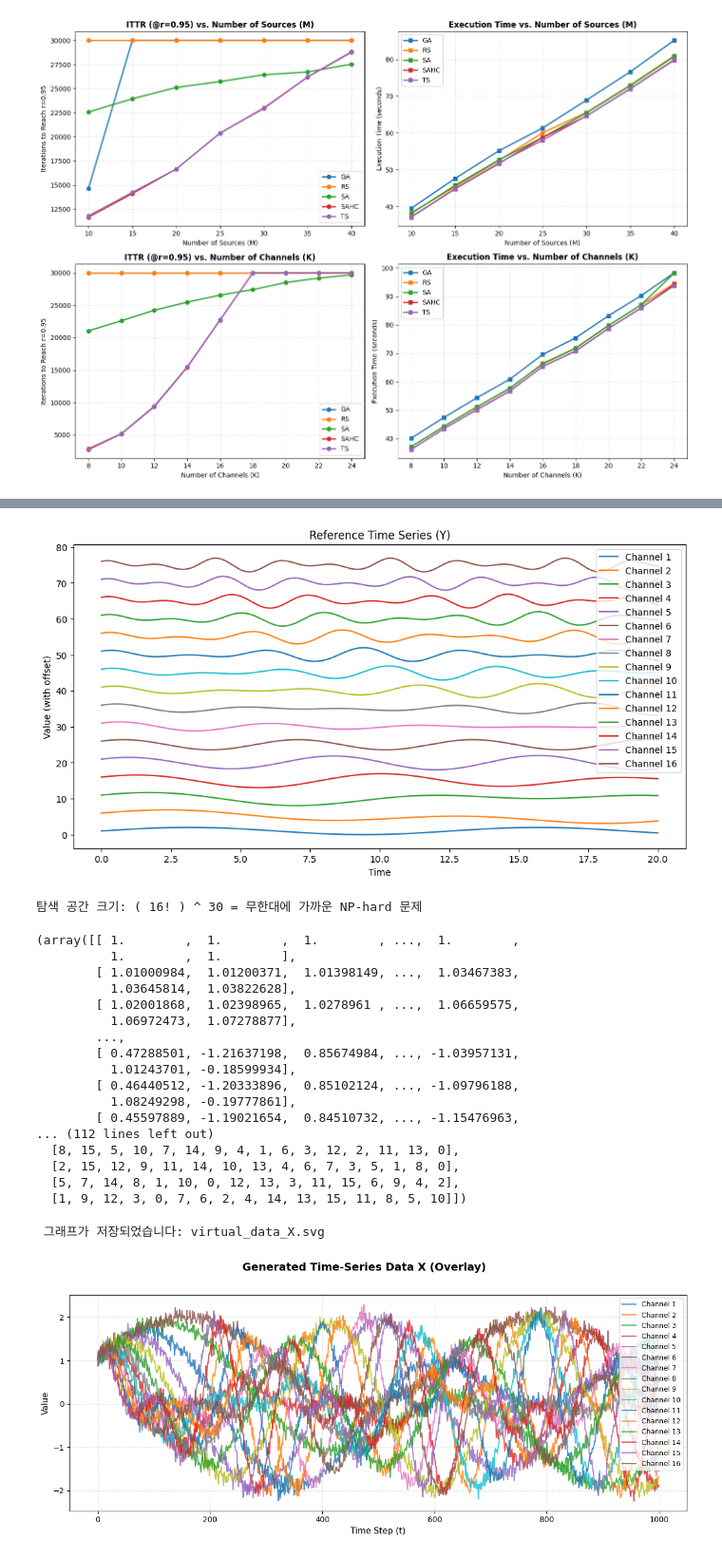
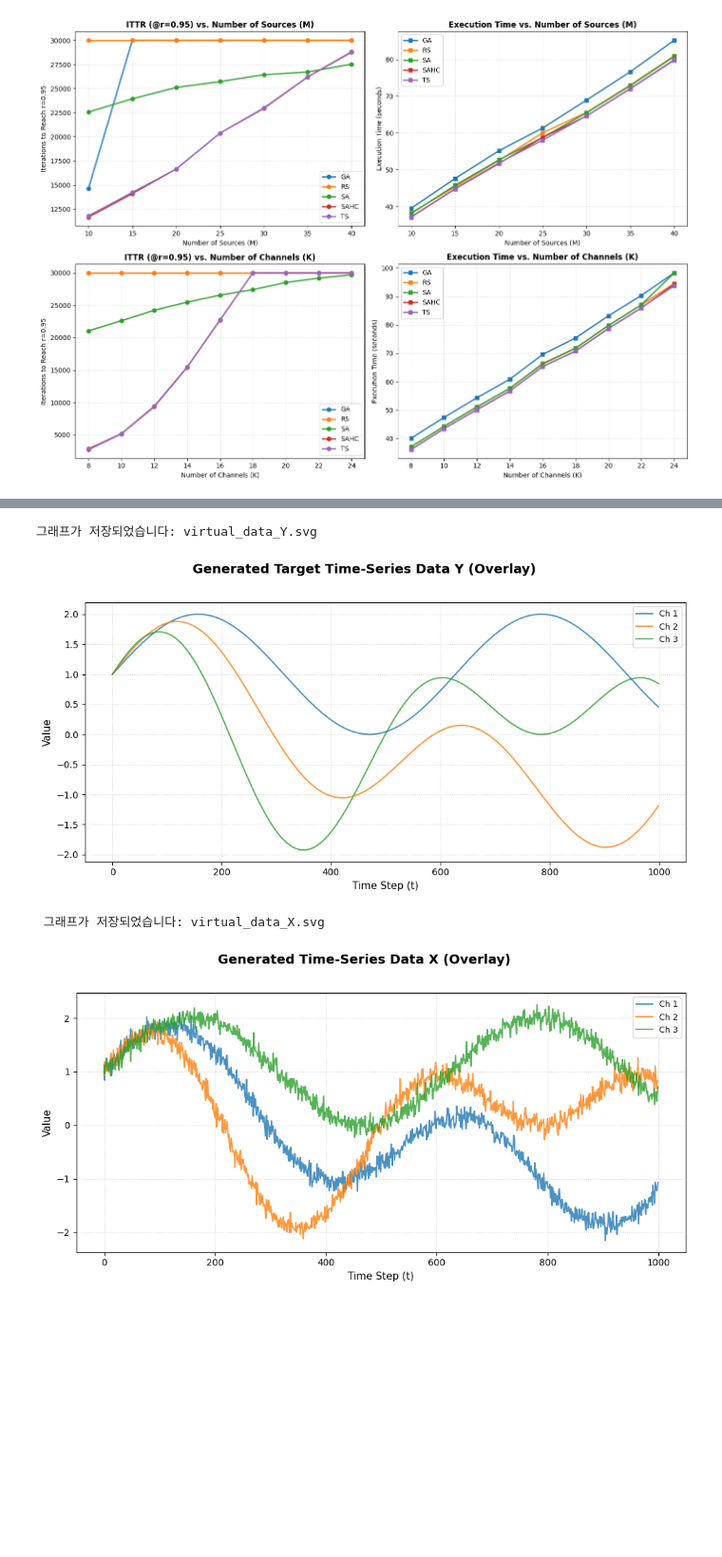
Before and after one commit to gurami85/time-series-channel-alignment, a Jupyter notebook: ts_channel_alignment.ipynb, the cells around one changed output, grey strips where cells are left out. Shown at 95% size. Drawn from its saved outputs; the diff is of its cells as text; code cells hidden in the pictures; blank space fills up the shorter version.

```diff
--- a/ts_channel_alignment.ipynb
+++ b/ts_channel_alignment.ipynb
@@ -1278,34 +1344,18 @@ df_res_exp3 = run_experiment_3(
-# %%
-generate_virtual_data(T, K, M, noise_level=0.99)
-# %% [output]
-[figure, removed]
-탐색 공간 크기: ( 16! ) ^ 30 = 무한대에 가까운 NP-hard 문제
-(array([[ 1.        ,  1.        ,  1.        , ...,  1.        ,
-          1.        ,  1.        ],
-        [ 1.01000984,  1.01200371,  1.01398149, ...,  1.03467383,
-          1.03645814,  1.03822628],
-        [ 1.02001868,  1.02398965,  1.0278961 , ...,  1.06659575,
-          1.06972473,  1.07278877],
-        ...,
-        [ 0.47288501, -1.21637198,  0.85674984, ..., -1.03957131,
-          1.01243701, -0.18599934],
-        [ 0.46440512, -1.20333896,  0.85102124, ..., -1.09796188,
-          1.08249298, -0.19777861],
-        [ 0.45597889, -1.19021654,  0.84510732, ..., -1.15476963,
-... (112 lines left out)
-  [8, 15, 5, 10, 7, 14, 9, 4, 1, 6, 3, 12, 2, 11, 13, 0],
-  [2, 15, 12, 9, 11, 14, 10, 13, 4, 6, 7, 3, 5, 1, 8, 0],
-  [5, 7, 14, 8, 1, 10, 0, 12, 13, 3, 11, 15, 6, 9, 4, 2],
-  [1, 9, 12, 3, 0, 7, 6, 2, 4, 14, 13, 15, 11, 8, 5, 10]])
 # %%
 # 1. 데이터 생성
-Y, X, ground_truth = generate_virtual_data_no_plot(T=1000, K=16, M=30, noise_level=0.1)
+Y, X, ground_truth = generate_virtual_data_no_plot(T=1000, K=3, M=10, noise_level=0.1)
 
-# 2. 생성된 시계열 데이터 X 시각화 (상위 5개 채널 서브플롯)
+# 2. Y 시각화 (상위 5개 채널)
+# plot_virtual_data_Y(Y, max_channels=5, style="stacked", title="Generated Target Time-Series Data Y (Top 5 Channels)")
+plot_virtual_data_Y(Y, max_channels=16, style="overlay", title="Generated Target Time-Series Data Y (Overlay)")
+
+# 3. 생성된 시계열 데이터 X 시각화 (상위 5개 채널 서브플롯)
 # plot_virtual_data_X(X[0], max_channels=5, style="stacked", title="Generated Time-Series Data X (Top 5 Channels)")
 
 # (선택) 한 그래프에 겹쳐서 보고 싶을 경우
 plot_virtual_data_X(X[0], max_channels=16, style="overlay", title="Generated Time-Series Data X (Overlay)")
 # %% [output]
- 그래프가 저장되었습니다: virtual_data_X.svg
+그래프가 저장되었습니다: virtual_data_Y.svg
-[figure, old version]
+[figure, new version]
+ 그래프가 저장되었습니다: virtual_data_X.svg
+[figure, added]
```
Also changed, not shown: parts of 5 cells of this notebook, 5 other files.
